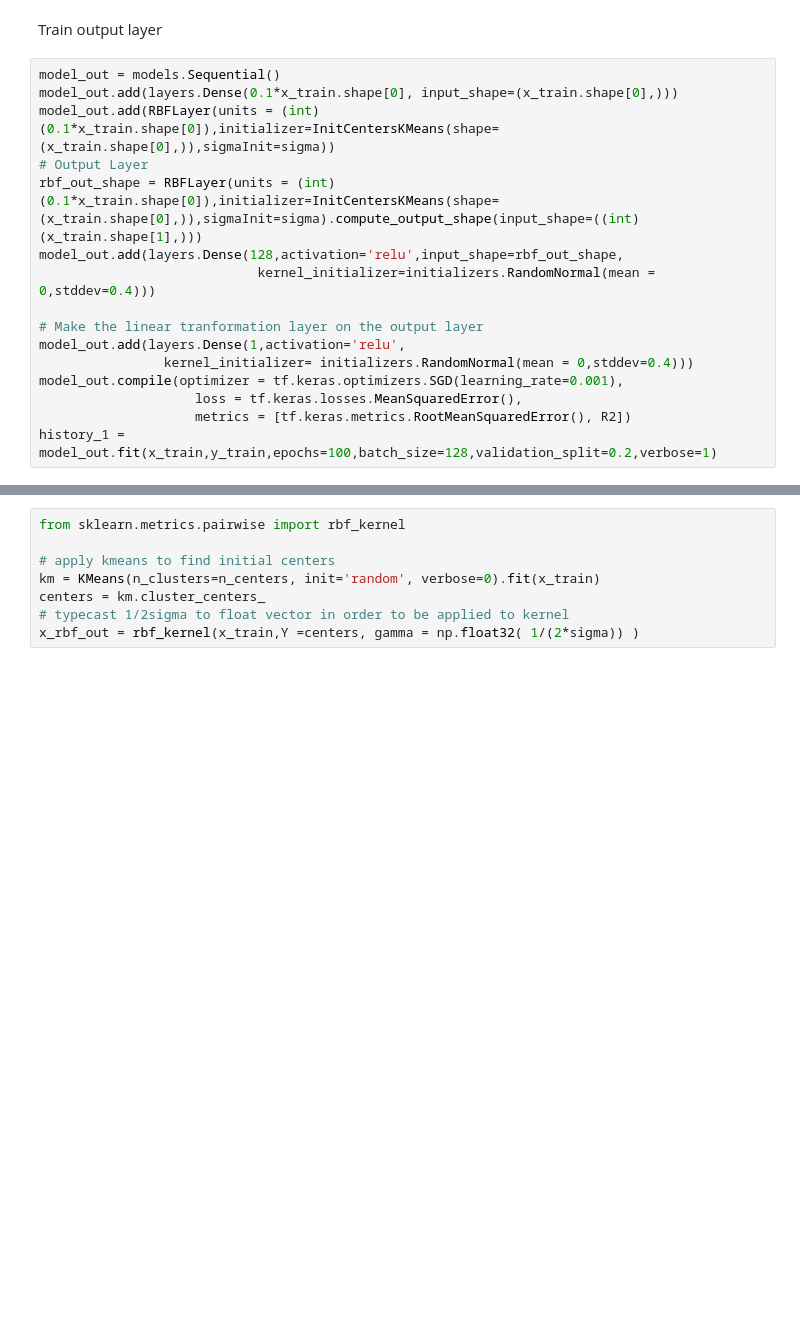
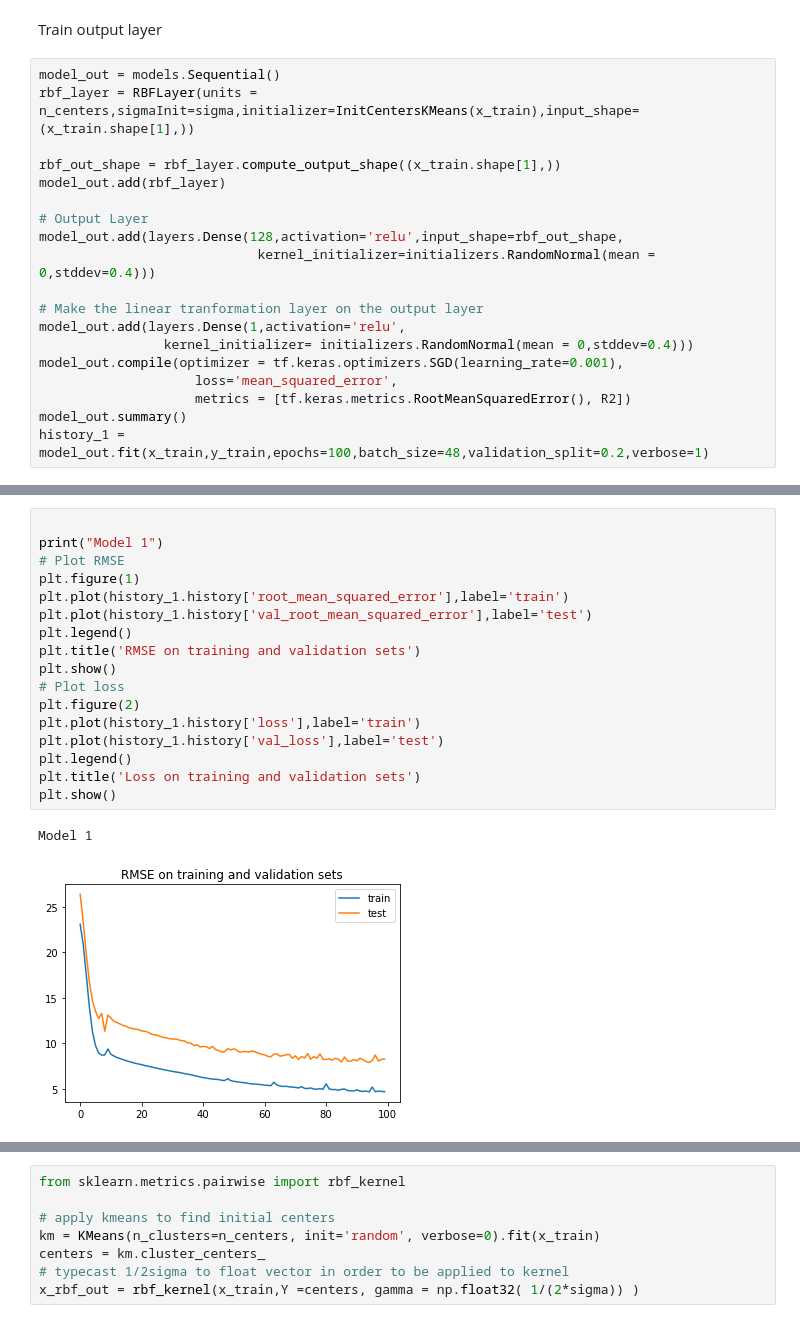
Before and after one commit to ArtoriasAbyssslayer/Computational_Intelligence, a Jupyter notebook: RBF_regression/src/RBF_regression_notebook.ipynb, the cells around one changed output, grey strips where cells are left out. Drawn from its saved outputs; the diff is of its cells as text; blank space fills up the shorter version.

```diff
--- a/RBF_regression/src/RBF_regression_notebook.ipynb
+++ b/RBF_regression/src/RBF_regression_notebook.ipynb
@@ -190,10 +187,12 @@ def build_model(models):
 Train output layer
 # %%
 model_out = models.Sequential()
-model_out.add(layers.Dense(0.1*x_train.shape[0], input_shape=(x_train.shape[0],)))
-model_out.add(RBFLayer(units = (int)(0.1*x_train.shape[0]),initializer=InitCentersKMeans(shape=(x_train.shape[0],)),sigmaInit=sigma))
+rbf_layer = RBFLayer(units = n_centers,sigmaInit=sigma,initializer=InitCentersKMeans(x_train),input_shape=(x_train.shape[1],))
+
+rbf_out_shape = rbf_layer.compute_output_shape((x_train.shape[1],))
+model_out.add(rbf_layer)
+
 # Output Layer
-rbf_out_shape = RBFLayer(units = (int)(0.1*x_train.shape[0]),initializer=InitCentersKMeans(shape=(x_train.shape[0],)),sigmaInit=sigma).compute_output_shape(input_shape=((int)(x_train.shape[1],)))
 model_out.add(layers.Dense(128,activation='relu',input_shape=rbf_out_shape,
                             kernel_initializer=initializers.RandomNormal(mean = 0,stddev=0.4)))
 
@@ -201,7 +200,8 @@ model_out.add(layers.Dense(128,activation='relu',input_shape=rbf_out_shape,
 model_out.add(layers.Dense(1,activation='relu',
                 kernel_initializer= initializers.RandomNormal(mean = 0,stddev=0.4)))
 model_out.compile(optimizer = tf.keras.optimizers.SGD(learning_rate=0.001),
-                    loss = tf.keras.losses.MeanSquaredError(),
+                    loss='mean_squared_error',
                     metrics = [tf.keras.metrics.RootMeanSquaredError(), R2])
-history_1 = model_out.fit(x_train,y_train,epochs=100,batch_size=128,validation_split=0.2,verbose=1)
+model_out.summary()
+history_1 = model_out.fit(x_train,y_train,epochs=100,batch_size=48,validation_split=0.2,verbose=1)
 # %% [output]
@@ -208,0 +225,20 @@ TypeError: __init__() got an unexpected keyword argument 'shape'
+# %%
+
+print("Model 1")
+# Plot RMSE
+plt.figure(1)
+plt.plot(history_1.history['root_mean_squared_error'],label='train')
+plt.plot(history_1.history['val_root_mean_squared_error'],label='test')
+plt.legend()
+plt.title('RMSE on training and validation sets')
+plt.show()
+# Plot loss
+plt.figure(2)
+plt.plot(history_1.history['loss'],label='train')
+plt.plot(history_1.history['val_loss'],label='test')
+plt.legend()
+plt.title('Loss on training and validation sets')
+plt.show()
+# %% [output]
+Model 1
+[figure, added]
```
Also changed, not shown: parts of 15 cells of this notebook.
